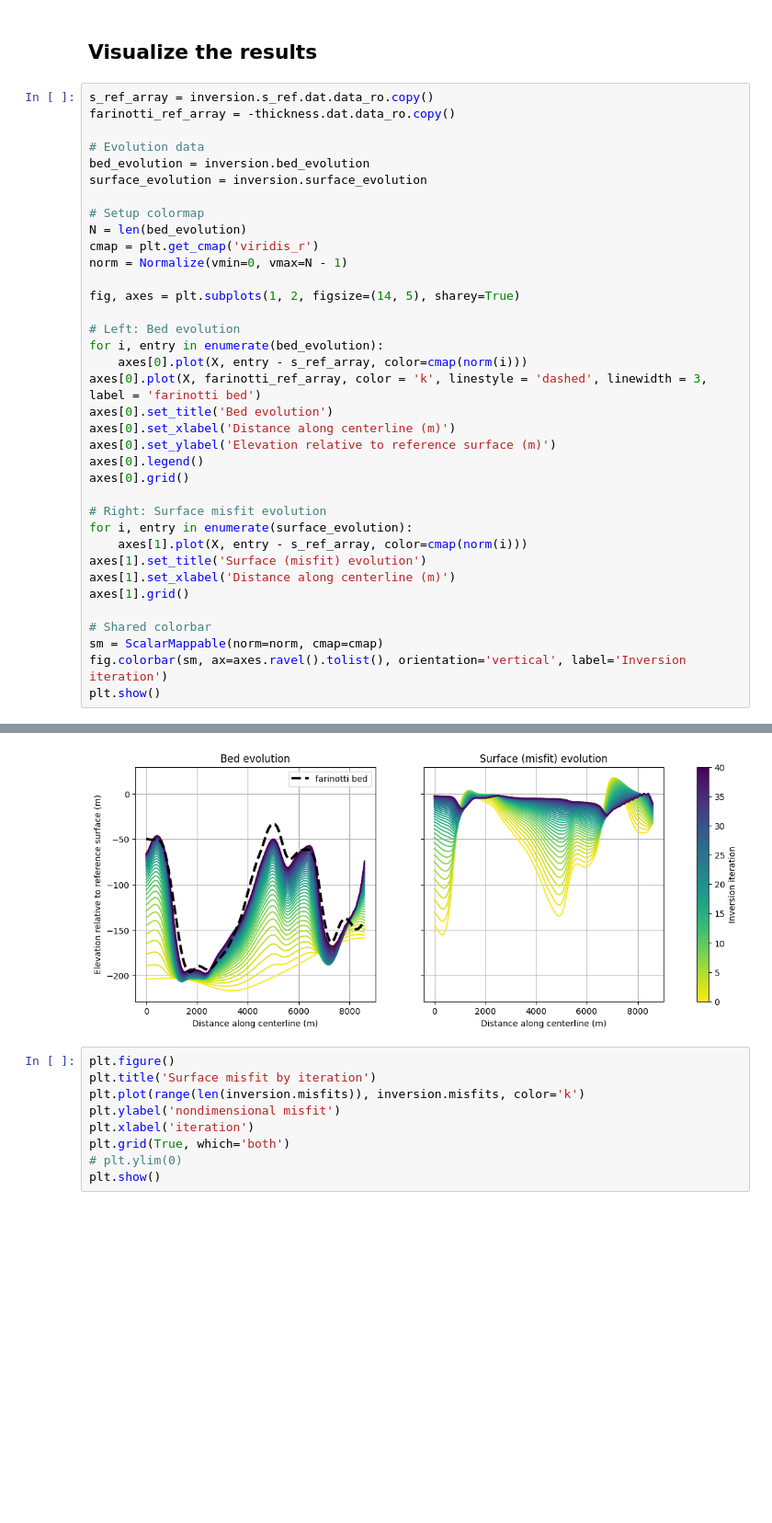
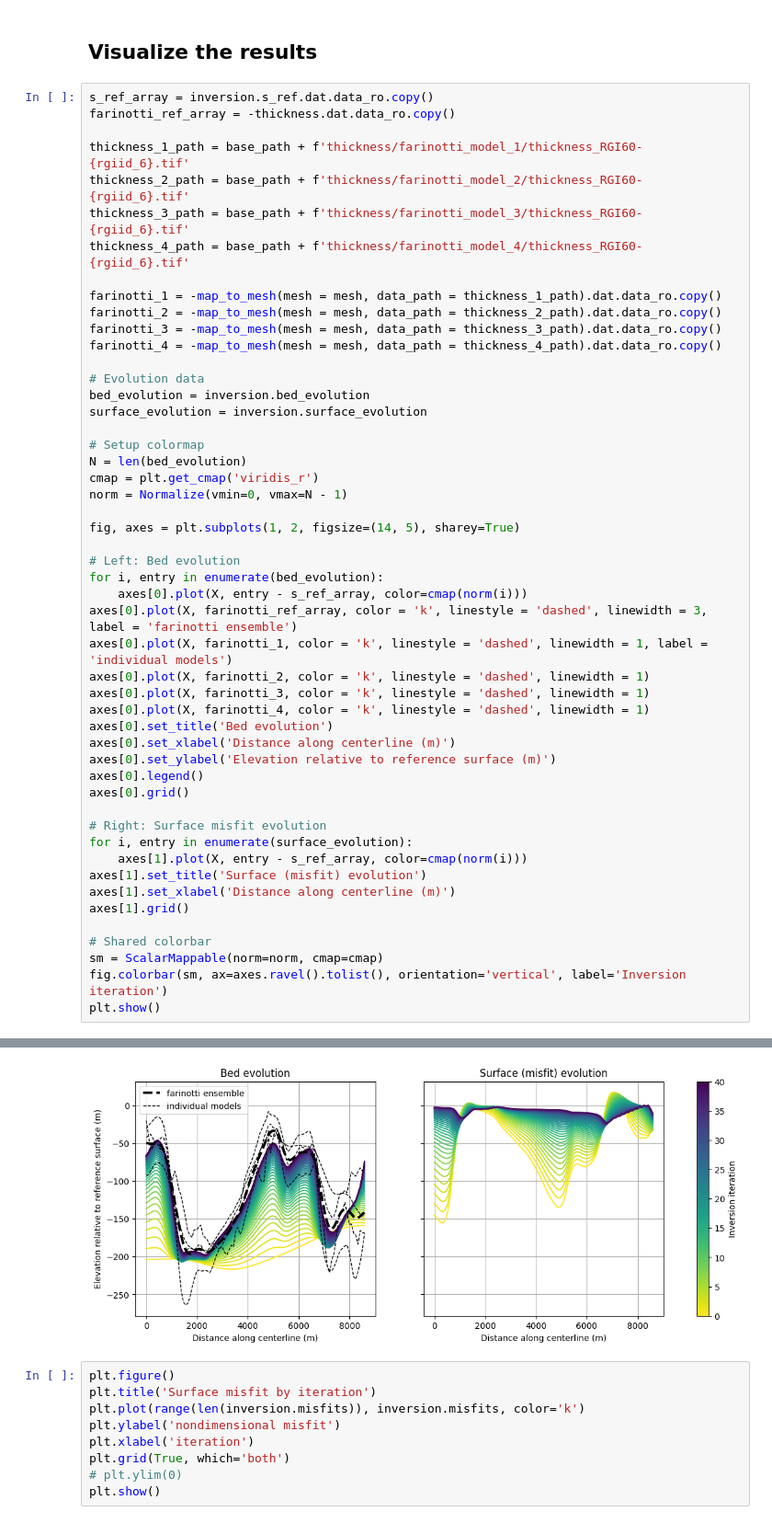
Before and after one commit to chrismiele/glimmer, a Jupyter notebook: 1D_modelling/HO_inversion_unsteady.ipynb, the cells around one changed output, grey strips where cells are left out. Shown at 92% size. Cells and saved outputs as stored; diff of their text form; blank space fills up the shorter version.

```diff
--- a/1D_modelling/HO_inversion_unsteady.ipynb
+++ b/1D_modelling/HO_inversion_unsteady.ipynb
@@ -218,6 +218,16 @@ inversion = solve_bed(K = 0.1, num_iterations = 40, thickness_guess = Constant(2
 # %%
 s_ref_array = inversion.s_ref.dat.data_ro.copy()
 farinotti_ref_array = -thickness.dat.data_ro.copy()
+
+thickness_1_path = base_path + f'thickness/farinotti_model_1/thickness_RGI60-{rgiid_6}.tif'
+thickness_2_path = base_path + f'thickness/farinotti_model_2/thickness_RGI60-{rgiid_6}.tif'
+thickness_3_path = base_path + f'thickness/farinotti_model_3/thickness_RGI60-{rgiid_6}.tif'
+thickness_4_path = base_path + f'thickness/farinotti_model_4/thickness_RGI60-{rgiid_6}.tif'
+
+farinotti_1 = -map_to_mesh(mesh = mesh, data_path = thickness_1_path).dat.data_ro.copy()
+farinotti_2 = -map_to_mesh(mesh = mesh, data_path = thickness_2_path).dat.data_ro.copy()
+farinotti_3 = -map_to_mesh(mesh = mesh, data_path = thickness_3_path).dat.data_ro.copy()
+farinotti_4 = -map_to_mesh(mesh = mesh, data_path = thickness_4_path).dat.data_ro.copy()
 
 # Evolution data
 bed_evolution = inversion.bed_evolution
@@ -233,7 +243,11 @@ fig, axes = plt.subplots(1, 2, figsize=(14, 5), sharey=True)
 # Left: Bed evolution
 for i, entry in enumerate(bed_evolution):
     axes[0].plot(X, entry - s_ref_array, color=cmap(norm(i)))
-axes[0].plot(X, farinotti_ref_array, color = 'k', linestyle = 'dashed', linewidth = 3, label = 'farinotti bed')
+axes[0].plot(X, farinotti_ref_array, color = 'k', linestyle = 'dashed', linewidth = 3, label = 'farinotti ensemble')
+axes[0].plot(X, farinotti_1, color = 'k', linestyle = 'dashed', linewidth = 1, label = 'individual models')
+axes[0].plot(X, farinotti_2, color = 'k', linestyle = 'dashed', linewidth = 1)
+axes[0].plot(X, farinotti_3, color = 'k', linestyle = 'dashed', linewidth = 1)
+axes[0].plot(X, farinotti_4, color = 'k', linestyle = 'dashed', linewidth = 1)
 axes[0].set_title('Bed evolution')
 axes[0].set_xlabel('Distance along centerline (m)')
 axes[0].set_ylabel('Elevation relative to reference surface (m)')
@@ -255,4 +273,4 @@ plt.show()
-[figure, old version]
+[figure, new version]
 # %%
 plt.figure()
 plt.title('Surface misfit by iteration')
```
Also changed, not shown: parts of 1 cell of this notebook.
